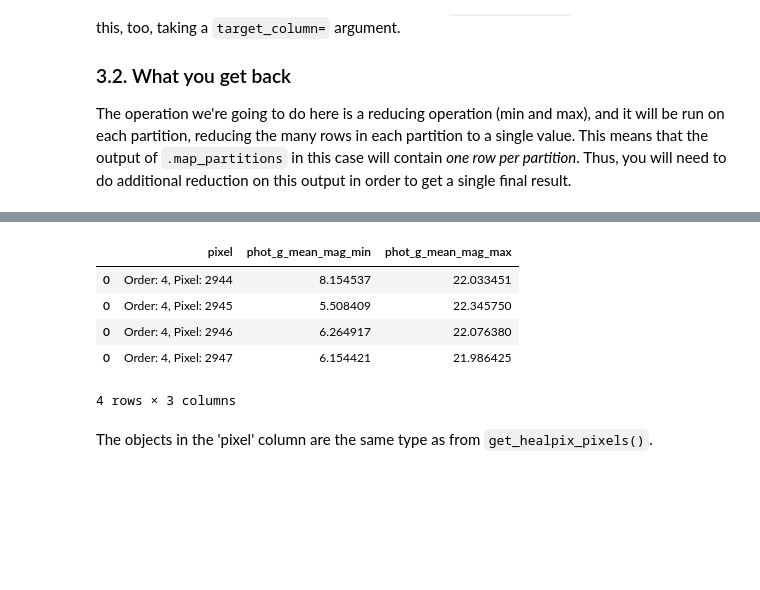
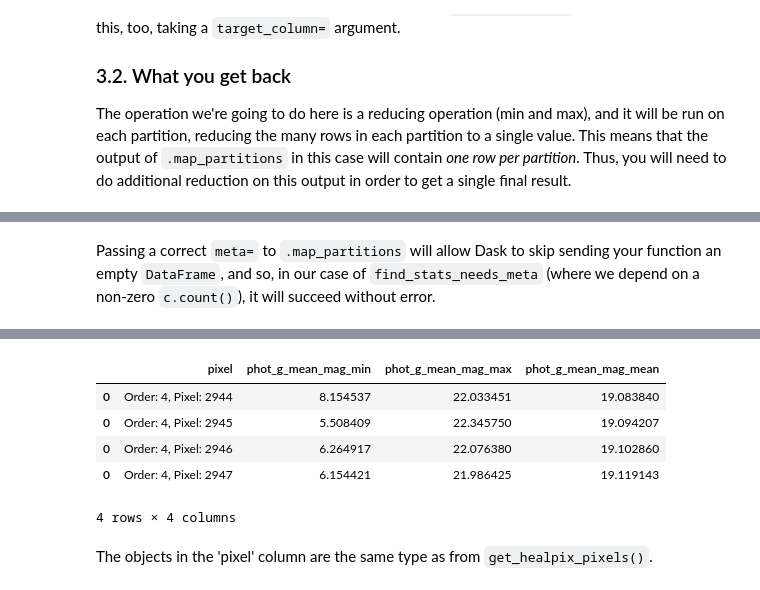
Before and after one commit to astronomy-commons/lsdb, a Jupyter notebook: docs/tutorials/pre_executed/map_partitions.ipynb, the cells around one changed output, grey strips where cells are left out. Saved outputs shown, nothing was run; the diff lists cells and outputs as text; code cells hidden in the pictures; blank space fills up the shorter version.

Commit message:
Explain and demonstrate the use of dask meta

```diff
--- a/docs/tutorials/pre_executed/map_partitions.ipynb
+++ b/docs/tutorials/pre_executed/map_partitions.ipynb
@@ -114,6 +135,6 @@ However, it's a good idea to bound the number of workers, in case the number of
 # %%
 %%time
-npartitions = len(gaia3.get_healpix_pixels())
+npartitions = gaia3.npartitions
 from dask.distributed import Client
 
 with Client(n_workers=min(8, npartitions)) as client:
@@ -174,0 +201,23 @@ def find_stats(df, pixel, target_column=""):
+# %%
+# This version of the function will NOT work with map_partitions as is, because
+# of the attempt to divide by `c.count()`, which will be zero for an empty input.
+import pandas as pd
+
+
+def find_stats_needs_meta(df, pixel, target_column=""):
+    c = df[target_column]
+    min_val = c.min()
+    max_val = c.max()
+    # WARNING! c.count() == 0 when passed an empty DataFrame.
+    # But meta= will come to the rescue.
+    mean_val = c.sum() / c.count()
+    return pd.DataFrame(
+        [
+            {
+                "pixel": pixel,
+                f"{target_column}_min": min_val,
+                f"{target_column}_max": max_val,
+                f"{target_column}_mean": mean_val,
+            }
+        ]
+    )
@@ -175,13 +260,23 @@ def find_stats(df, pixel, target_column=""):
+# %%
+from dask.dataframe.utils import make_meta
+
+output_meta = make_meta(
+    find_stats(gaia3.head(1), gaia3.get_healpix_pixels()[0], target_column="phot_g_mean_mag")
+)
+# %% [markdown]
+Passing a correct `meta=` to `.map_partitions` will allow Dask to skip sending your function an empty `DataFrame`, and so, in our case of `find_stats_needs_meta` (where we depend on a non-zero `c.count()`), it will succeed without error.
 # %%
 unrealized = gaia3.map_partitions(
-    find_stats,
+    find_stats_needs_meta,
     include_pixel=True,
     # Keyword arguments after 'include_pixel=' are passed to your function.
     target_column="phot_g_mean_mag",
+    # Here we give Dask the hint it needs to avoid giving us an empty frame
+    meta=output_meta,
 )
 # %%
 %%time
-npartitions = len(gaia3.get_healpix_pixels())
+npartitions = gaia3.npartitions
 from dask.distributed import Client
 
 with Client(n_workers=min(8, npartitions)) as client:
@@ -193,9 +288,9 @@ Wall time: 9.22 s
-|  | pixel | phot_g_mean_mag_min | phot_g_mean_mag_max |
-| 0 | Order: 4, Pixel: 2944 | 8.154537 | 22.033451 |
-| 0 | Order: 4, Pixel: 2945 | 5.508409 | 22.345750 |
-| 0 | Order: 4, Pixel: 2946 | 6.264917 | 22.076380 |
-| 0 | Order: 4, Pixel: 2947 | 6.154421 | 21.986425 |
+|  | pixel | phot_g_mean_mag_min | phot_g_mean_mag_max | phot_g_mean_mag_mean |
+| 0 | Order: 4, Pixel: 2944 | 8.154537 | 22.033451 | 19.083840 |
+| 0 | Order: 4, Pixel: 2945 | 5.508409 | 22.345750 | 19.094207 |
+| 0 | Order: 4, Pixel: 2946 | 6.264917 | 22.076380 | 19.102860 |
+| 0 | Order: 4, Pixel: 2947 | 6.154421 | 21.986425 | 19.119143 |
-4 rows × 3 columns
+4 rows × 4 columns
 # %% [markdown]
 The objects in the 'pixel' column are the same type as from `get_healpix_pixels()`.
 # %%
```
Also changed, not shown: parts of 36 cells of this notebook.
